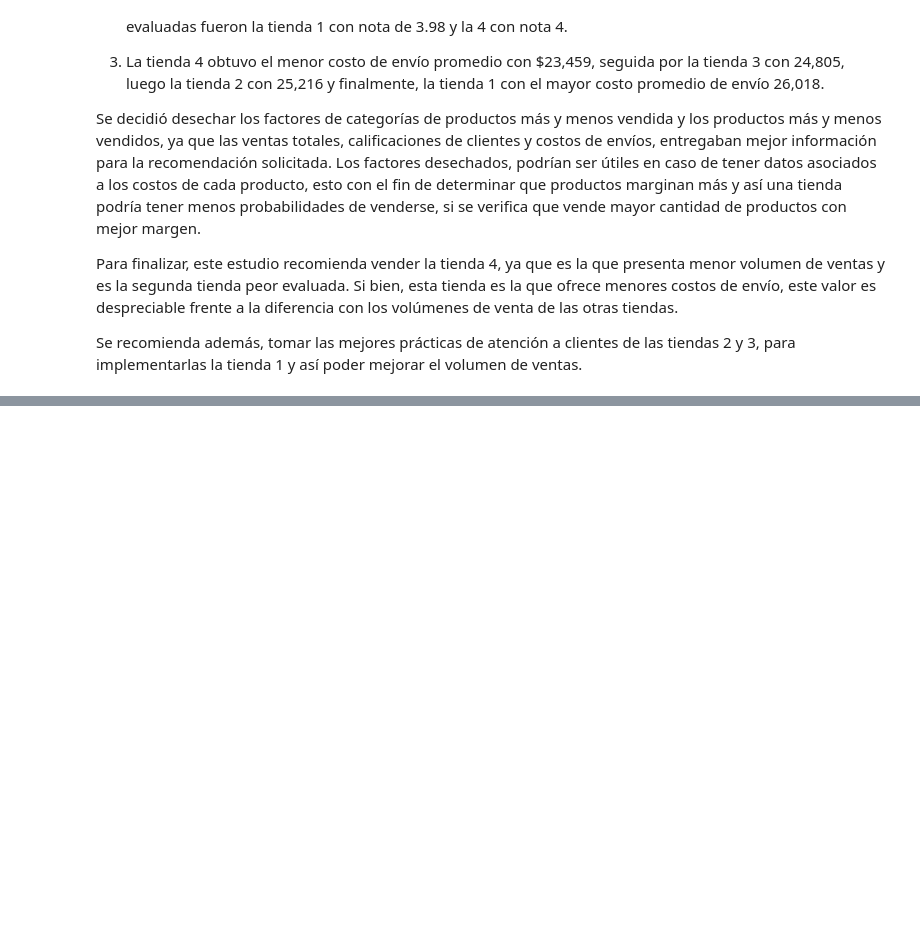
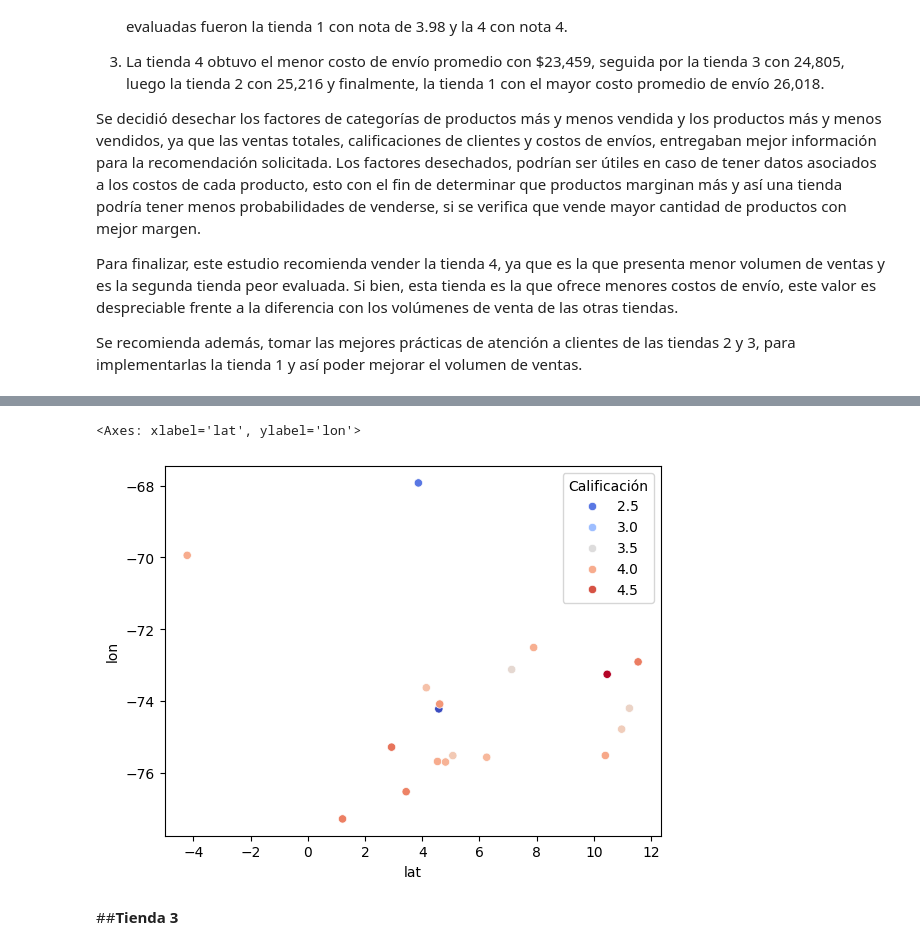
Before and after one commit to Fvargasv/Desafio-Alura-Store, a Jupyter notebook: AluraStoreLatam.ipynb, the cells around one changed output, grey strips where cells are left out. Cells and saved outputs as stored; diff of their text form; code cells hidden in the pictures; blank space fills up the shorter version.

```diff
--- a/AluraStoreLatam.ipynb
+++ b/AluraStoreLatam.ipynb
@@ -658,0 +743,7 @@ Se recomienda además, tomar las mejores prácticas de atención a clientes de l
+# %%
+sb.scatterplot(x="lat", y="lon", data=nota_por_geografia_2, hue="Calificación", palette="coolwarm")
+# %% [output]
+<Axes: xlabel='lat', ylabel='lon'>
+[figure, added]
+# %% [markdown]
+##**Tienda 3**
```
Also changed, not shown: parts of 24 cells of this notebook.
